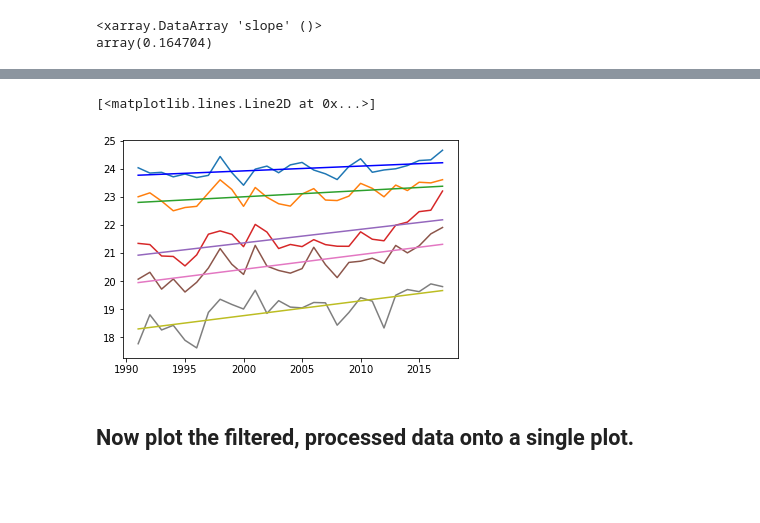
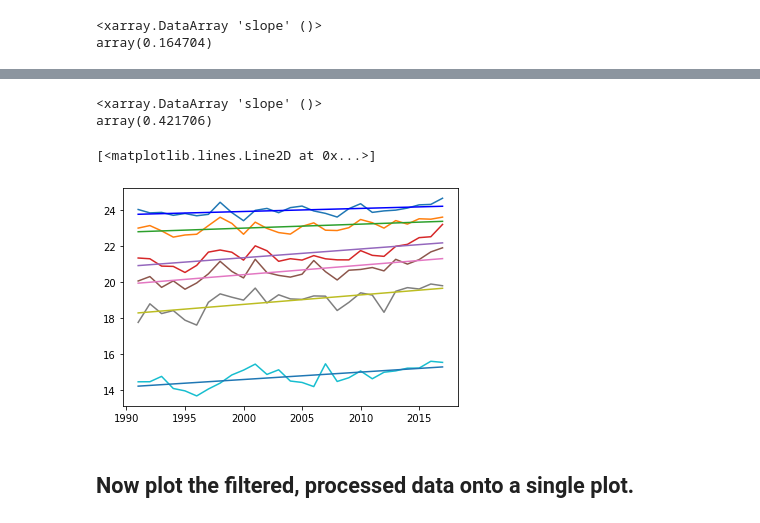
Before and after one commit to nmalan/EAC-shelf-trends, a Jupyter notebook: Mooring_SST_analysis.ipynb, the cells around one changed output, grey strips where cells are left out. Saved outputs shown, nothing was run; the diff lists cells and outputs as text; code cells hidden in the pictures; blank space fills up the shorter version.

```diff
--- a/Mooring_SST_analysis.ipynb
+++ b/Mooring_SST_analysis.ipynb
@@ -87,14 +89,15 @@ def xarray_trend(xarr):
 # %% [markdown]
 ## Import netcdfs of CMC temperature at mooring locations made in Mooring_SST_subset.
 # %%
+MIS = xr.open_dataset('CMC_temp_MIS.nc')
 BMP = xr.open_dataset('CMC_temp_BMP.nc')
+SYD = xr.open_dataset('CMC_temp_SYD140.nc')
 SRO = xr.open_dataset('CMC_temp_Seal_Rocks.nc')
-SYD = xr.open_dataset('CMC_temp_SYD140.nc')
 CH = xr.open_dataset('CMC_temp_CH100.nc')
 SEQ = xr.open_dataset('CMC_temp_SEQ200.nc')
 
 # Should the box sizes for each mooring site be standardised?
-BMP
+MIS
 # %% [output]
 <xarray.Dataset>
 Dimensions:       (time: 9330)
@@ -426,0 +447,24 @@ array(0.164704)
+# %%
+MIS_T = MIS.analysed_sst - 273.15 #convert from K to C
+%store MIS_T
+climatology = MIS_T.groupby('time.month').mean('time') - MIS_T.mean()
+anomalies = MIS_T.groupby('time.month') - climatology
+MIS_anomalies = anomalies
+#filter with hanning window
+wt = MIS_T.window
+filt=730 # setting it here for all 3 cases
+wt.set(n=filt, dim='time', window='hanning')
+MIS_filt_anomalies = wt.convolve()
+
+fig = plt.figure(figsize=[15,8])
+ax1 = plt.subplot2grid((2, 2), (0, 0), colspan=1)
+MIS_T.plot(ax=ax1)
+ax1.set_xlabel('')
+ax1.set_ylabel('MIS SST daily')
+ax2 = plt.subplot2grid((2, 2), (1, 0), colspan=1)
+MIS_filt_anomalies.plot()
+ax2.set_xlabel('')
+ax2.set_ylabel('MIS SST 2-yr filter')
+ax3 = plt.subplot2grid((2, 2), (0, 1), rowspan=2)
+sns.distplot(MIS_T)
+plt.savefig('MIS_mooring_SSTtseries.png', dpi=300,bbox_inches='tight')
@@ -427,3 +489,9 @@ array(0.164704)
+# %%
+decade_trend_mis = trend_mis.slope*3650
+decade_trend_mis
+# %% [output]
+<xarray.DataArray 'slope' ()>
+array(0.421706)
 # %%
 SEQ_annual_means = SEQ_anomalies.groupby('time.year').mean('time')
 
@@ -454,34 +522,45 @@ sst_SRO_slope, sst_SRO_intercept, sst_SRO_rvalue, sst_SRO_pvalue, sst_SRO_stderr
 plt.plot(SRO_annual_means.year,SRO_annual_means)
 x_SRO = [SRO_annual_means.year.isel(year=0), SRO_annual_means.year.isel(year=-1)]
 
 # slope * x + intercept
 y_SRO = [sst_SRO_slope*x_SRO[0] + sst_SRO_intercept, sst_SRO_slope*x_SRO[1] + sst_SRO_intercept]
 plt.plot(x_SRO,y_SRO)
 
 SYD_annual_means = SYD_anomalies.groupby('time.year').mean('time')
 
 #use earl's method for plotting trendline:
 sst_SYD_slope, sst_SYD_intercept, sst_SYD_rvalue, sst_SYD_pvalue, sst_SYD_stderr = stats.linregress(SYD_annual_means.year, SYD_annual_means)
 plt.plot(SYD_annual_means.year,SYD_annual_means)
 x_SYD = [SYD_annual_means.year.isel(year=0), SYD_annual_means.year.isel(year=-1)]
 
 # slope * x + intercept
 y_SYD = [sst_SYD_slope*x_CH[0] + sst_SYD_intercept, sst_SYD_slope*x_CH[1] + sst_SYD_intercept]
 plt.plot(x_SYD,y_SYD)
 
 BMP_annual_means = BMP_anomalies.groupby('time.year').mean('time')
 
 #use earl's method for plotting trendline:
 sst_BMP_slope, sst_BMP_intercept, sst_BMP_rvalue, sst_BMP_pvalue, sst_BMP_stderr = stats.linregress(BMP_annual_means.year, BMP_annual_means)
 plt.plot(BMP_annual_means.year,BMP_annual_means)
 x_BMP = [BMP_annual_means.year.isel(year=0), BMP_annual_means.year.isel(year=-1)]
 
 # slope * x + intercept
 y_BMP = [sst_BMP_slope*x_CH[0] + sst_BMP_intercept, sst_BMP_slope*x_CH[1] + sst_BMP_intercept]
 plt.plot(x_BMP,y_BMP)
+
+MIS_annual_means = MIS_anomalies.groupby('time.year').mean('time')
+
+#use earl's method for plotting trendline:
+sst_MIS_slope, sst_MIS_intercept, sst_MIS_rvalue, sst_MIS_pvalue, sst_MIS_stderr = stats.linregress(MIS_annual_means.year, MIS_annual_means)
+plt.plot(MIS_annual_means.year,MIS_annual_means)
+x_MIS = [MIS_annual_means.year.isel(year=0), MIS_annual_means.year.isel(year=-1)]
+
+# slope * x + intercept
+y_MIS = [sst_MIS_slope*x_CH[0] + sst_MIS_intercept, sst_MIS_slope*x_CH[1] + sst_MIS_intercept]
+plt.plot(x_MIS,y_MIS)
 # %% [output]
 [<matplotlib.lines.Line2D at 0x...>]
-[figure, old version]
+[figure, new version]
 # %% [markdown]
 ## Now plot the filtered, processed data onto a single plot.
 # %%
```
Also changed, not shown: parts of 13 cells of this notebook, 4 other files.
